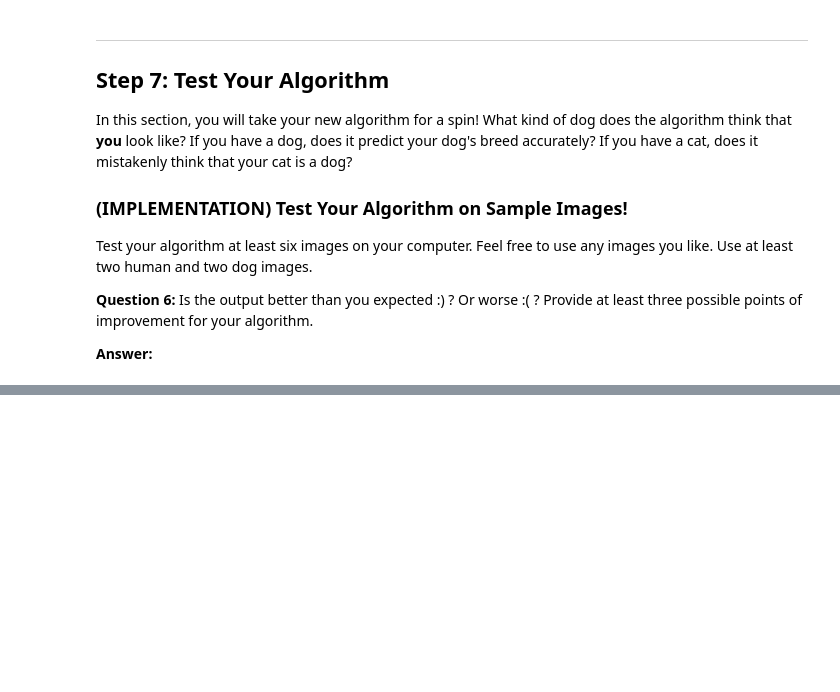
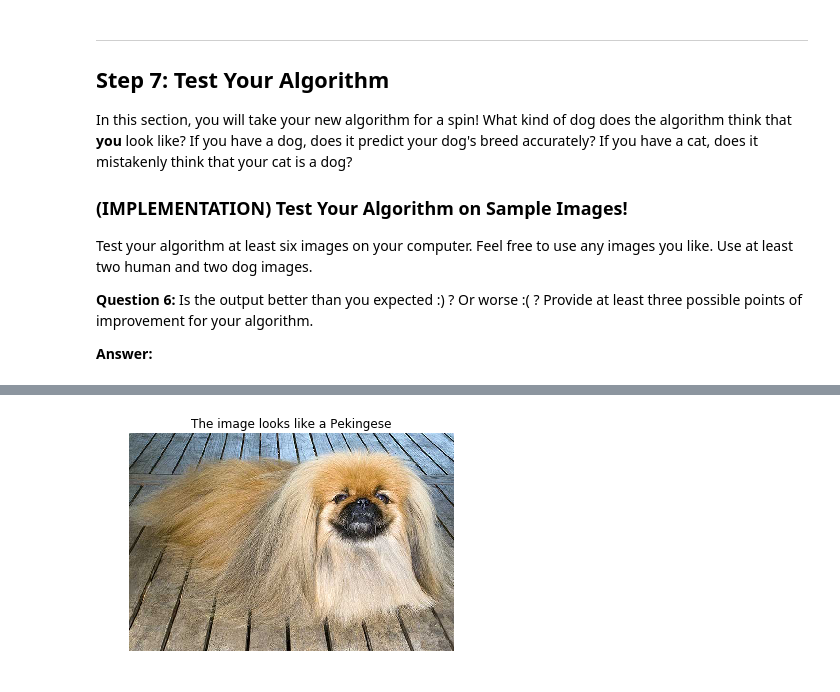
Before and after one commit to DanyIvan/Dog-breed-classifier-from-scratch, a Jupyter notebook: dog_app.ipynb, the cells around one changed output, grey strips where cells are left out. Cells and saved outputs as stored; diff of their text form; code cells hidden in the pictures; blank space fills up the shorter version.

```diff
--- a/dog_app.ipynb
+++ b/dog_app.ipynb
@@ -783,0 +842,5 @@ __Answer:__
+# %%
+# Pekingese TEST
+human_dog_detector('images/Pekingese.jpg')
+# %% [output]
+[figure, added]
```
Also changed, not shown: parts of 24 cells of this notebook, 7 other files.
